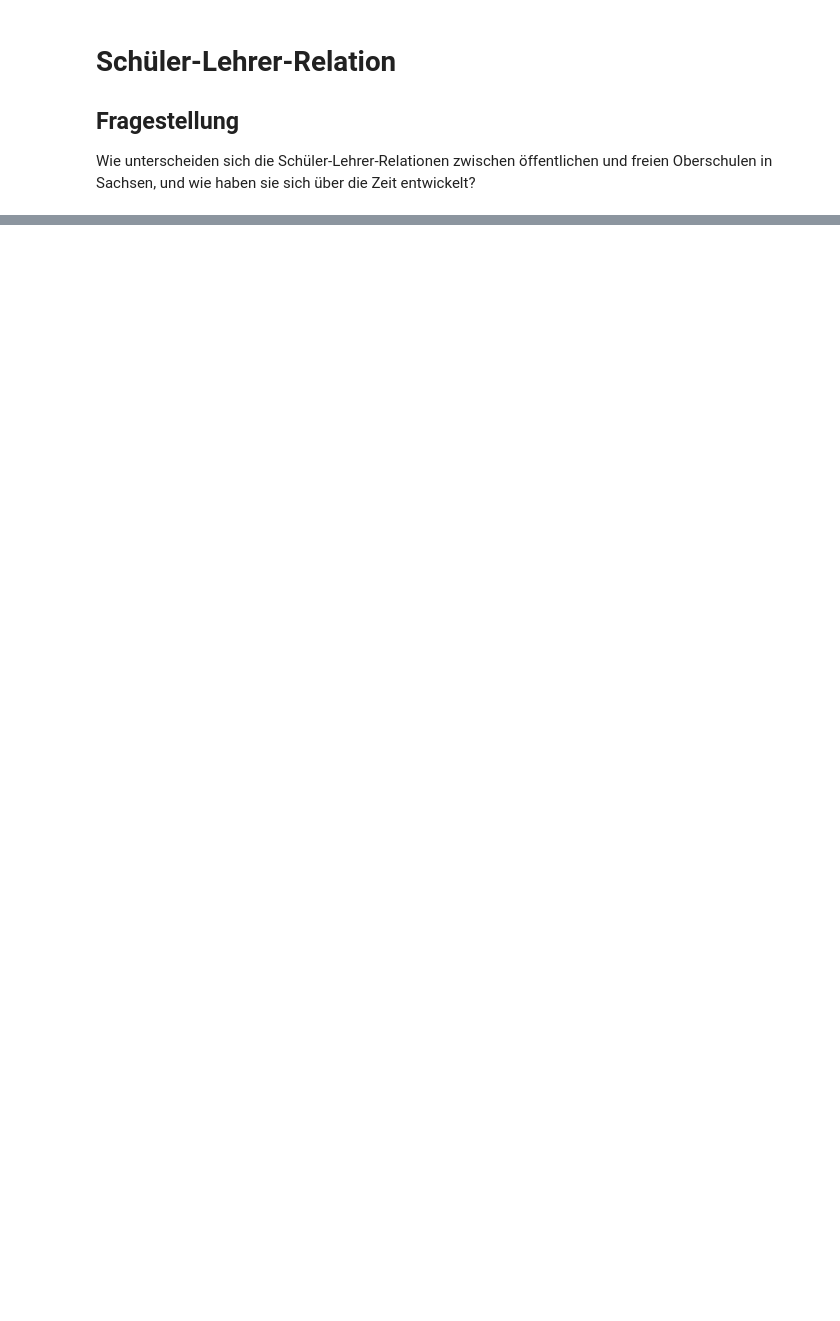
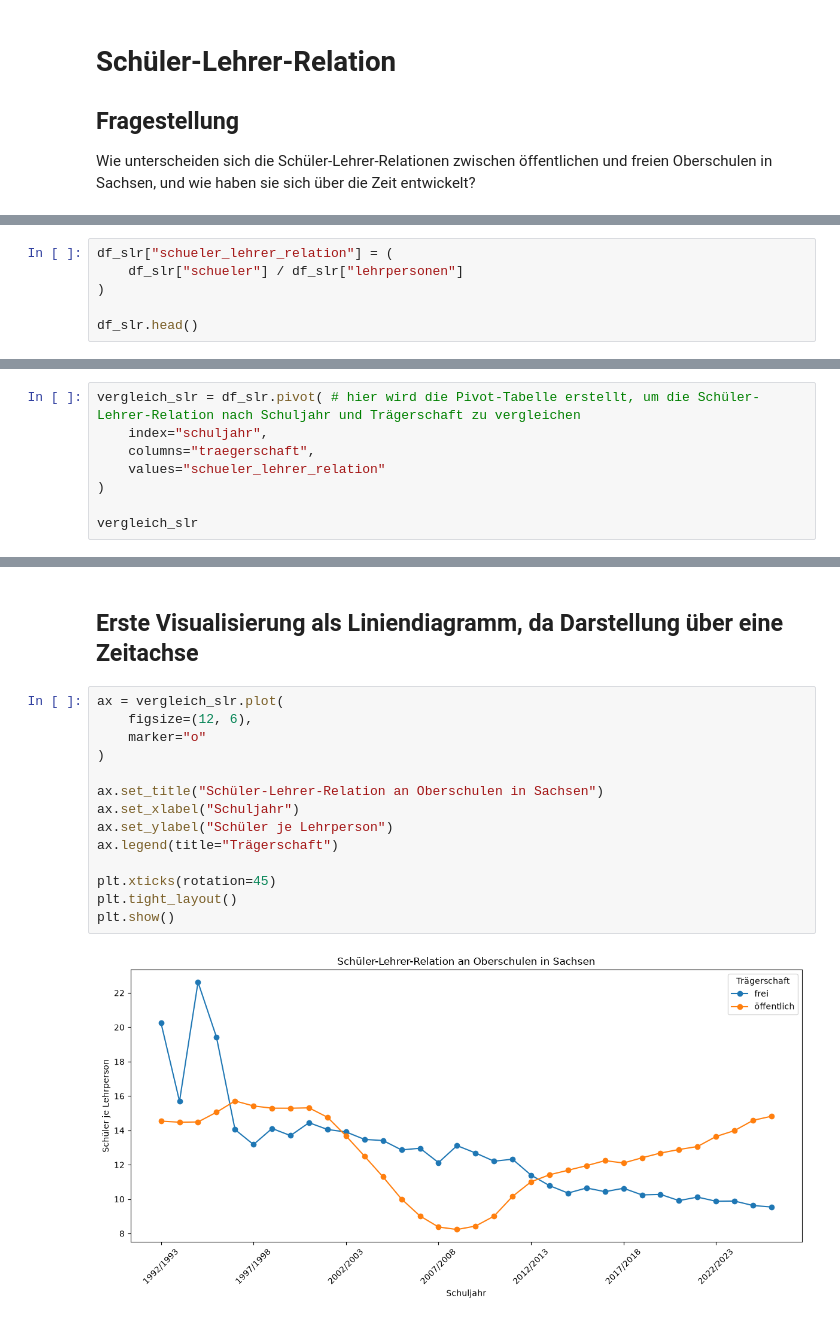
Before and after one commit to AndreR819/PortfolioProjekt, a Jupyter notebook: notebooks/04_schueler_lehrer_relation.ipynb, the cells around one changed output, grey strips where cells are left out. Cells and saved outputs as stored; diff of their text form; blank space fills up the shorter version.

```diff
--- a/notebooks/04_schueler_lehrer_relation.ipynb
+++ b/notebooks/04_schueler_lehrer_relation.ipynb
@@ -72,0 +58,6 @@ print(df_schueler_lehrer["schuljahr"].iloc[-1])
+# %%
+df_slr["schueler_lehrer_relation"] = (
+    df_slr["schueler"] / df_slr["lehrpersonen"]
+)
+
+df_slr.head()
@@ -72,0 +73,8 @@ print(df_schueler_lehrer["schuljahr"].iloc[-1])
+# %%
+vergleich_slr = df_slr.pivot( # hier wird die Pivot-Tabelle erstellt, um die Schüler-Lehrer-Relation nach Schuljahr und Trägerschaft zu vergleichen
+    index="schuljahr",
+    columns="traegerschaft",
+    values="schueler_lehrer_relation"
+)
+
+vergleich_slr
@@ -72,0 +100,18 @@ print(df_schueler_lehrer["schuljahr"].iloc[-1])
+# %% [markdown]
+## Erste Visualisierung als Liniendiagramm, da Darstellung über eine Zeitachse
+# %%
+ax = vergleich_slr.plot(
+    figsize=(12, 6),
+    marker="o"
+)
+
+ax.set_title("Schüler-Lehrer-Relation an Oberschulen in Sachsen")
+ax.set_xlabel("Schuljahr")
+ax.set_ylabel("Schüler je Lehrperson")
+ax.legend(title="Trägerschaft")
+
+plt.xticks(rotation=45)
+plt.tight_layout()
+plt.show()
+# %% [output]
+[figure, added]
```
Also changed, not shown: parts of 35 cells of this notebook.
